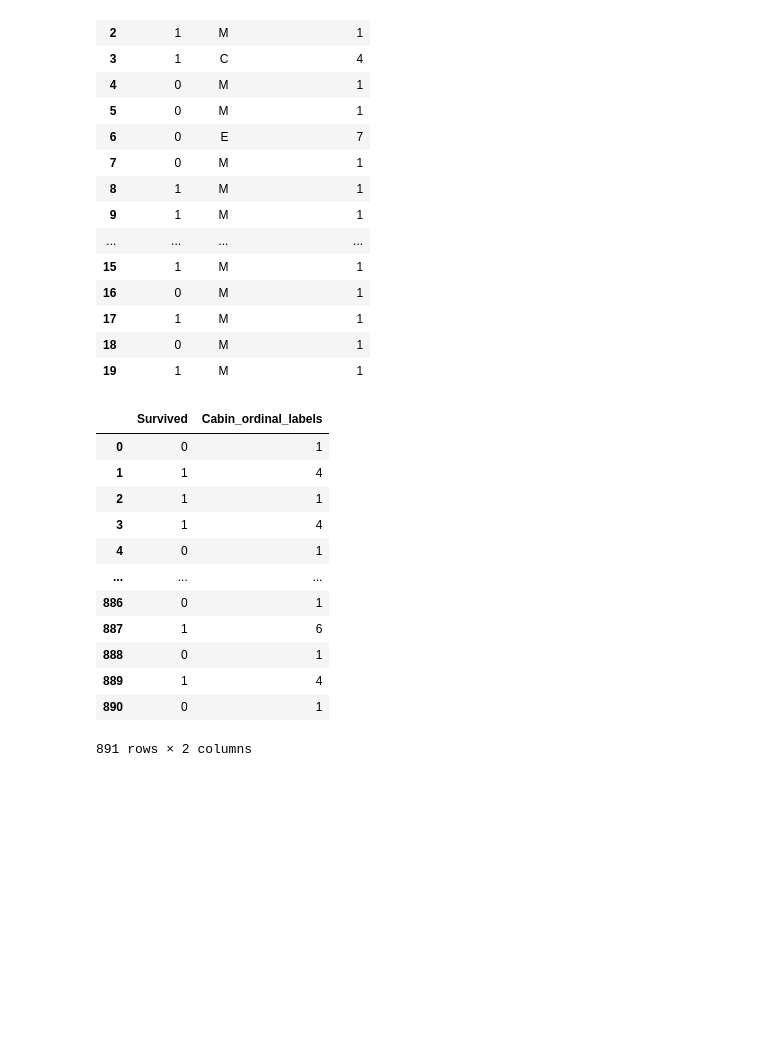
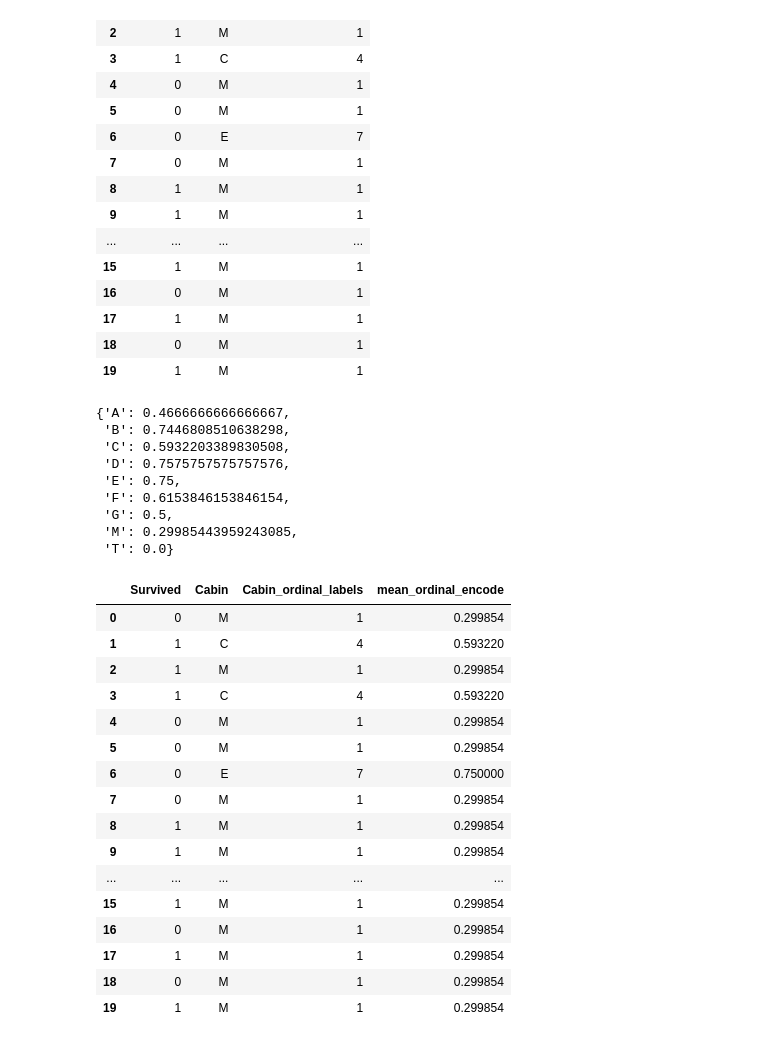
Before and after one commit to DhavalDudheliya/Feature_Engineering, a Jupyter notebook: Handle Missing value 4.ipynb, the cells around one changed output. Saved outputs shown, nothing was run; the diff lists cells and outputs as text; code cells hidden in the pictures; blank space fills up the shorter version.

```diff
--- a/Handle Missing value 4.ipynb
+++ b/Handle Missing value 4.ipynb
@@ -264,18 +264,37 @@ df.head(20)
 | 18 | 0 | M | 1 |
 | 19 | 1 | M | 1 |
 # %%
-df.drop(['Cabin'], axis = 1)
+mean_ordinal = df.groupby(['Cabin'])['Survived'].mean().to_dict()
+mean_ordinal
 # %% [output]
-|  | Survived | Cabin_ordinal_labels |
-| 0 | 0 | 1 |
-| 1 | 1 | 4 |
-| 2 | 1 | 1 |
-| 3 | 1 | 4 |
-| 4 | 0 | 1 |
-| ... | ... | ... |
-| 886 | 0 | 1 |
-| 887 | 1 | 6 |
-| 888 | 0 | 1 |
-| 889 | 1 | 4 |
-| 890 | 0 | 1 |
-891 rows × 2 columns
+{'A': 0.4666666666666667,
+ 'B': 0.7446808510638298,
+ 'C': 0.5932203389830508,
+ 'D': 0.7575757575757576,
+ 'E': 0.75,
+ 'F': 0.6153846153846154,
+ 'G': 0.5,
+ 'M': 0.29985443959243085,
+ 'T': 0.0}
+# %%
+df['mean_ordinal_encode'] = df['Cabin'].map(mean_ordinal)
+# %%
+df.head(20)
+# %% [output]
+|  | Survived | Cabin | Cabin_ordinal_labels | mean_ordinal_encode |
+| 0 | 0 | M | 1 | 0.299854 |
+| 1 | 1 | C | 4 | 0.593220 |
+| 2 | 1 | M | 1 | 0.299854 |
+| 3 | 1 | C | 4 | 0.593220 |
+| 4 | 0 | M | 1 | 0.299854 |
+| 5 | 0 | M | 1 | 0.299854 |
+| 6 | 0 | E | 7 | 0.750000 |
+| 7 | 0 | M | 1 | 0.299854 |
+| 8 | 1 | M | 1 | 0.299854 |
+| 9 | 1 | M | 1 | 0.299854 |
+| ... | ... | ... | ... | ... |
+| 15 | 1 | M | 1 | 0.299854 |
+| 16 | 0 | M | 1 | 0.299854 |
+| 17 | 1 | M | 1 | 0.299854 |
+| 18 | 0 | M | 1 | 0.299854 |
+| 19 | 1 | M | 1 | 0.299854 |
```
Also changed, not shown: parts of 5 cells of this notebook.
